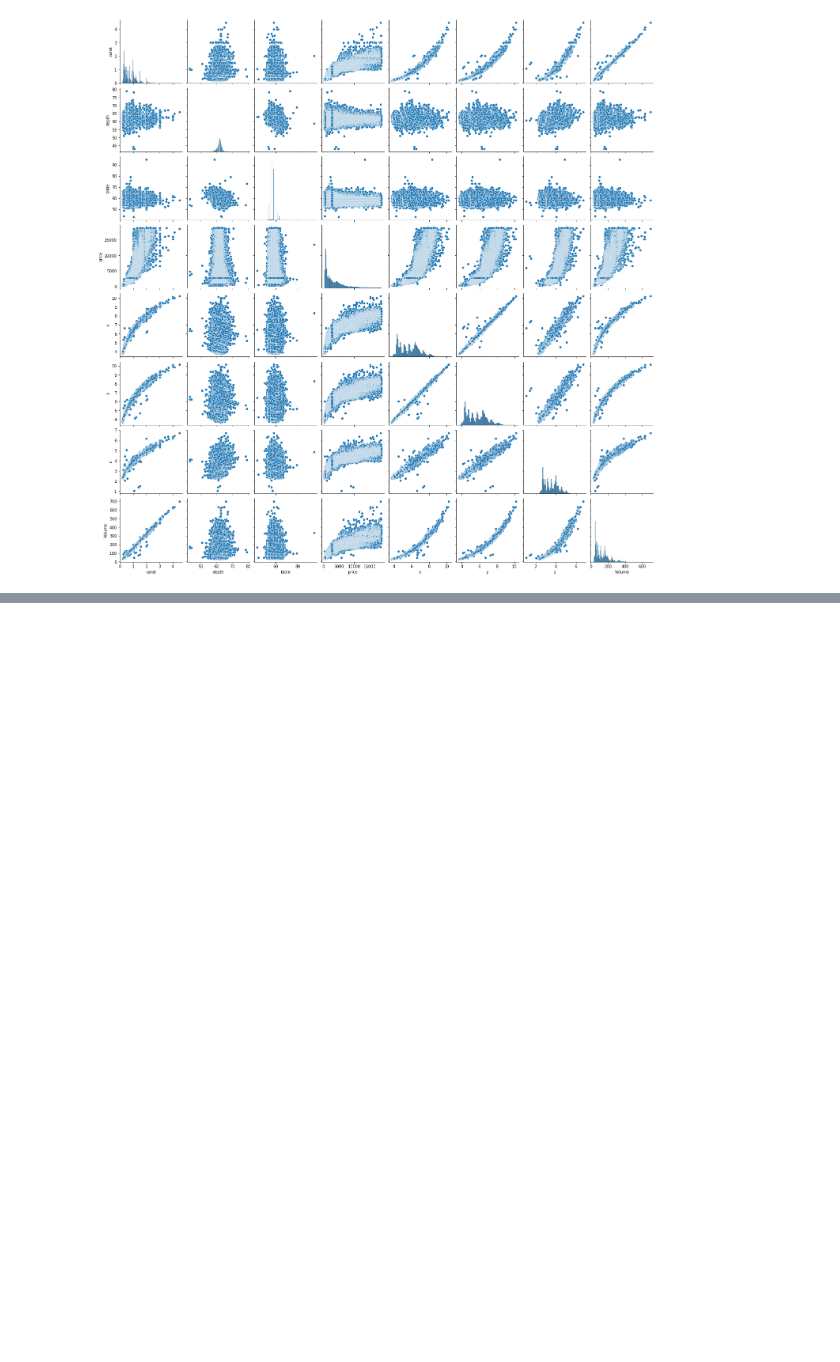
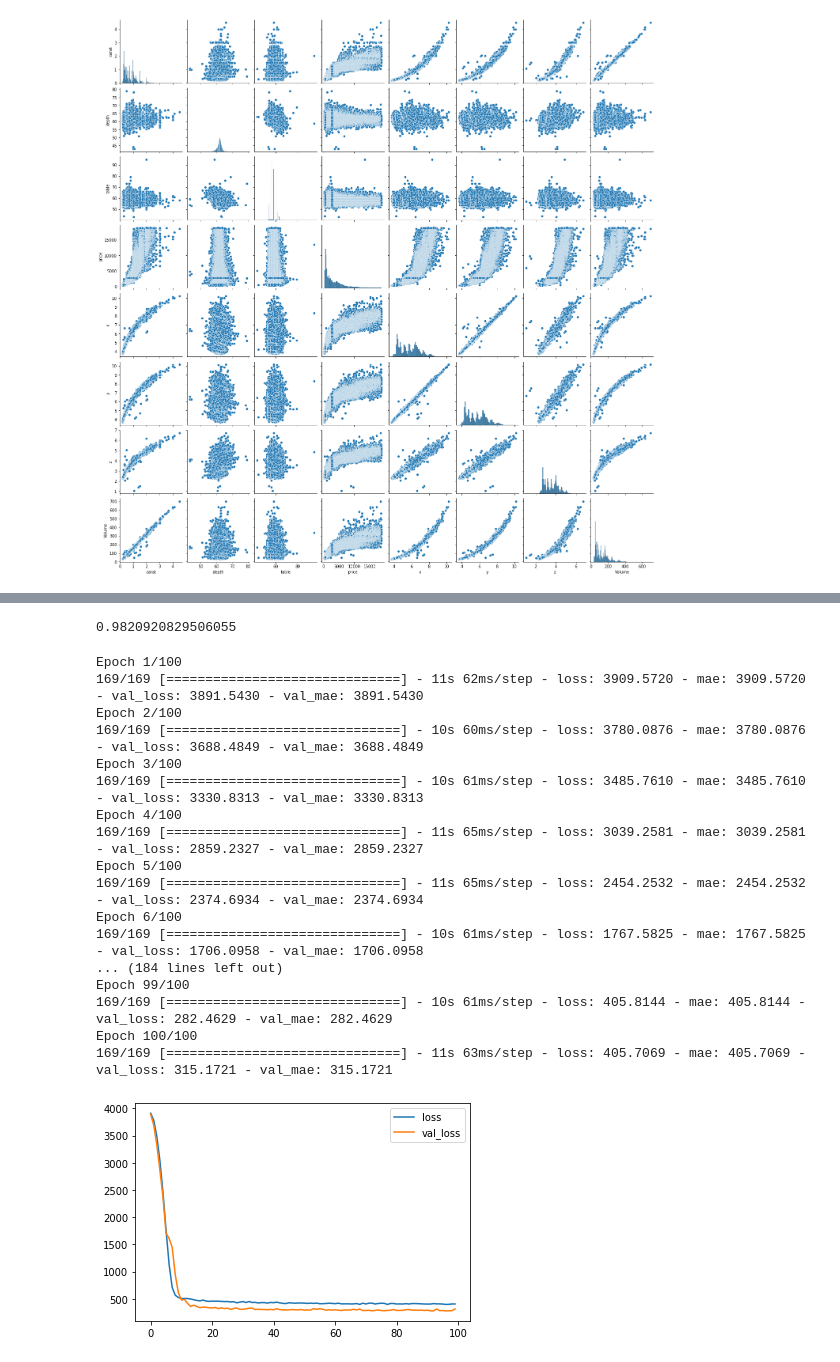
Before and after one commit to JacobGordon1800/Diamond-prices-predictions, a Jupyter notebook: Diamond_prices.ipynb, the cells around one changed output, grey strips where cells are left out. Cells and saved outputs as stored; diff of their text form; code cells hidden in the pictures; blank space fills up the shorter version.

```diff
--- a/Diamond_prices.ipynb
+++ b/Diamond_prices.ipynb
@@ -183 +195,55 @@ y_test[:10]
 Name: price, dtype: int64
+# %%
+RF_Model.score(X_test,y_test)
+# %% [output]
+0.9820920829506055
+# %%
+#Neural Network
+input_shape = [7]
+
+NN_model = keras.Sequential([
+    layers.BatchNormalization(input_shape=input_shape),
+    layers.Dense(1024, activation = "relu"),
+    layers.BatchNormalization(),
+    layers.Dropout(0.3),
+    layers.Dense(1024, activation = "relu"),
+    layers.BatchNormalization(),
+    layers.Dropout(0.3),
+    layers.Dense(1)
+])
+
+NN_model.compile(
+    optimizer = "adam",
+    loss = "mae",
+    metrics = ["mae"]
+)
+
+NN_history = NN_model.fit(
+    X_train, y_train,
+    validation_data = (X_test, y_test),
+    batch_size = 256,
+    epochs = 100,
+    verbose=1
+)
+
+history_df = pd.DataFrame(NN_history.history)
+history_df.loc[:, ['loss', 'val_loss']].plot();
+# %% [output]
+Epoch 1/100
+169/169 [==============================] - 11s 62ms/step - loss: 3909.5720 - mae: 3909.5720 - val_loss: 3891.5430 - val_mae: 3891.5430
+Epoch 2/100
+169/169 [==============================] - 10s 60ms/step - loss: 3780.0876 - mae: 3780.0876 - val_loss: 3688.4849 - val_mae: 3688.4849
+Epoch 3/100
+169/169 [==============================] - 10s 61ms/step - loss: 3485.7610 - mae: 3485.7610 - val_loss: 3330.8313 - val_mae: 3330.8313
+Epoch 4/100
+169/169 [==============================] - 11s 65ms/step - loss: 3039.2581 - mae: 3039.2581 - val_loss: 2859.2327 - val_mae: 2859.2327
+Epoch 5/100
+169/169 [==============================] - 11s 65ms/step - loss: 2454.2532 - mae: 2454.2532 - val_loss: 2374.6934 - val_mae: 2374.6934
+Epoch 6/100
+169/169 [==============================] - 10s 61ms/step - loss: 1767.5825 - mae: 1767.5825 - val_loss: 1706.0958 - val_mae: 1706.0958
+... (184 lines left out)
+Epoch 99/100
+169/169 [==============================] - 10s 61ms/step - loss: 405.8144 - mae: 405.8144 - val_loss: 282.4629 - val_mae: 282.4629
+Epoch 100/100
+169/169 [==============================] - 11s 63ms/step - loss: 405.7069 - mae: 405.7069 - val_loss: 315.1721 - val_mae: 315.1721
+[figure, added]
```
Also changed, not shown: parts of 12 cells of this notebook.
